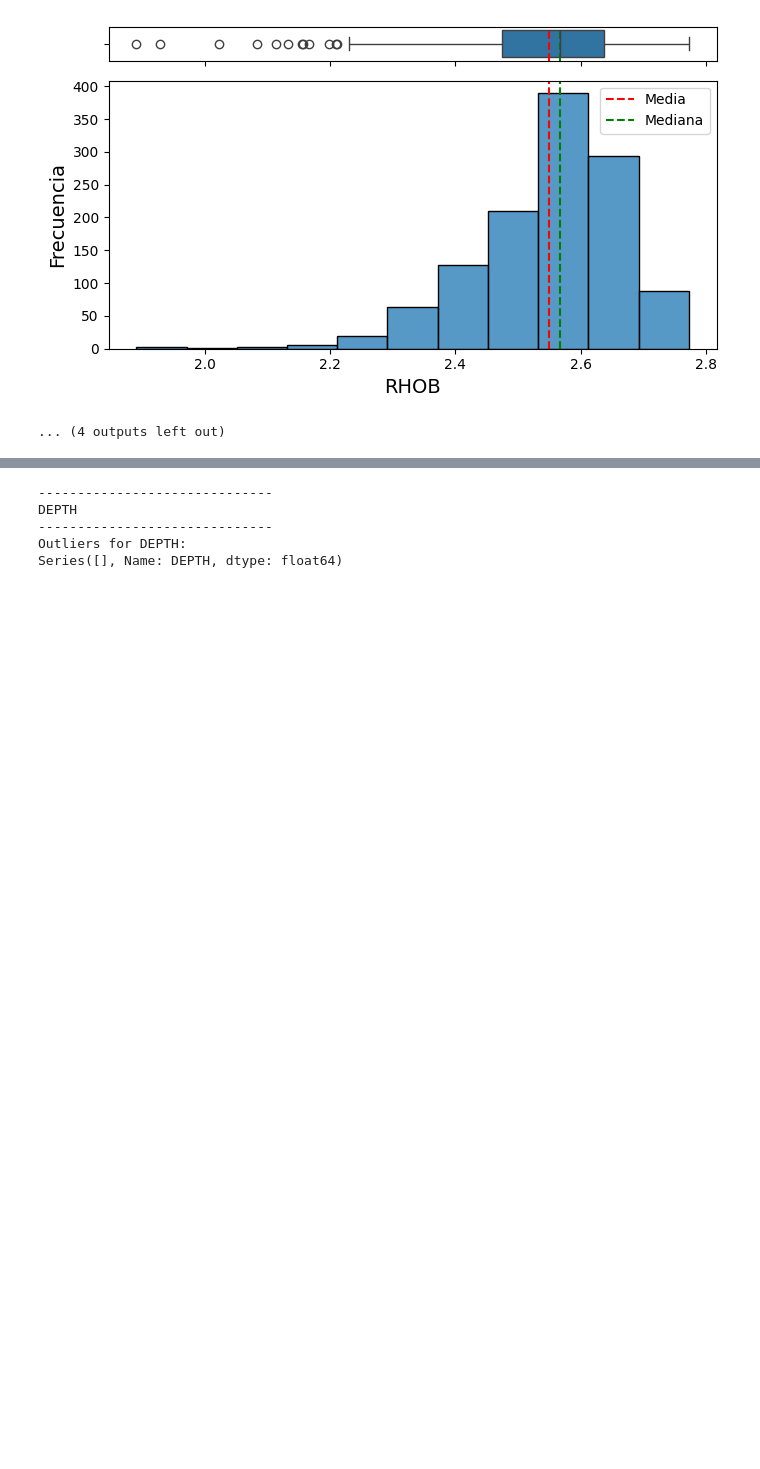
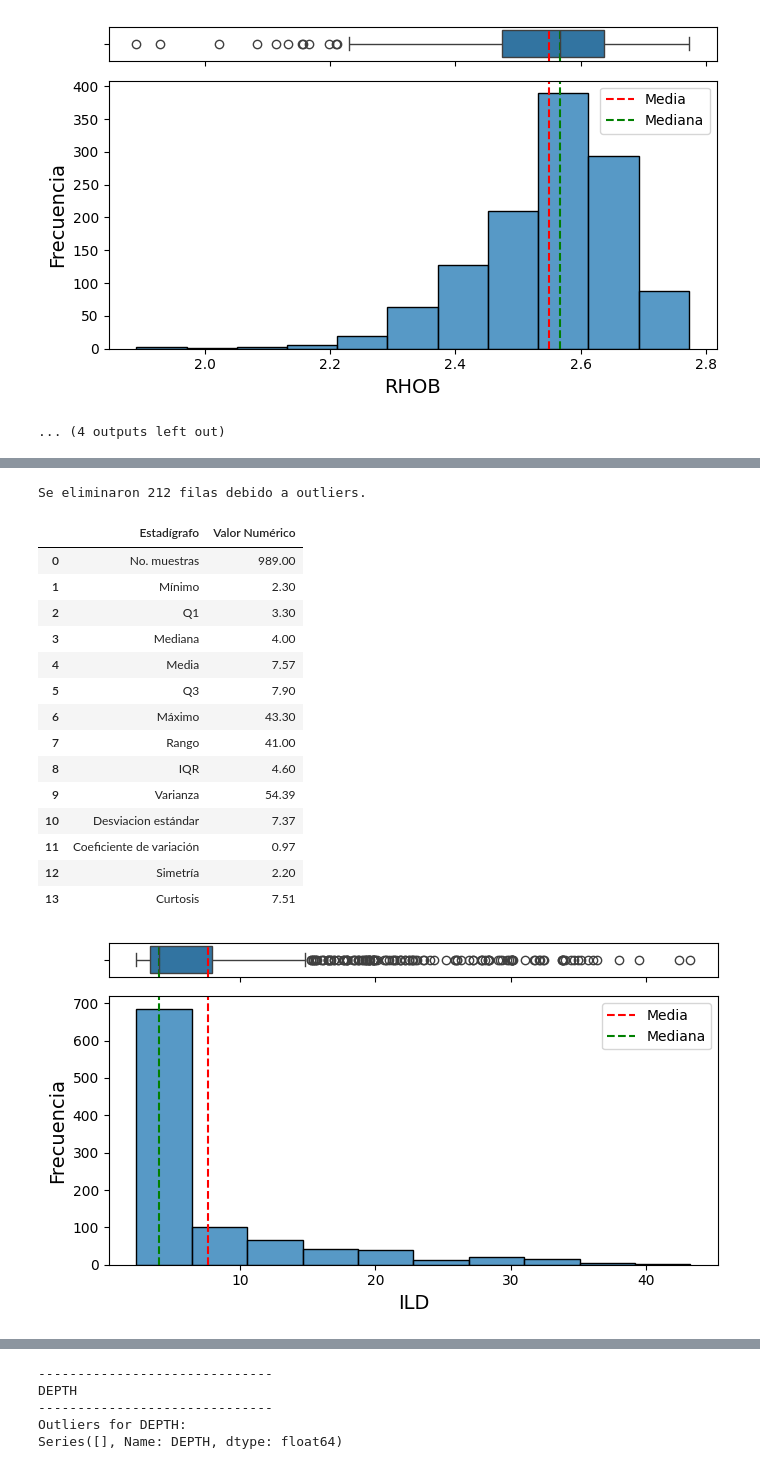
Before and after one commit to smoralesc91/DataScience2024, a Jupyter notebook: T1_mod_ver1.ipynb, the cells around one changed output, grey strips where cells are left out. Drawn from its saved outputs; the diff is of its cells as text; code cells hidden in the pictures; blank space fills up the shorter version.

```diff
--- a/T1_mod_ver1.ipynb
+++ b/T1_mod_ver1.ipynb
@@ -410,6 +418,28 @@ None
 [figure]
 ... (4 outputs left out)
 # %%
+def identify_outliers(data):
+    q1 = data.quantile(0.25)
+    q3 = data.quantile(0.75)
+    iqr = q3 - q1
+    lower_bound = q1 - 1.5 * iqr
+    upper_bound = q3 + 1.5 * iqr
+    outliers = data[(data < lower_bound) | (data > upper_bound)]
+    return outliers
+
+def outliers_iqr_mod(data):
+  quartil1 = data.quantile(0.25)
+  quartil3 = data.quantile(0.75)
+
+  iqr = quartil3 - quartil1
+
+  upper_limit = quartil3 + 1.5 * iqr
+  lower_limit = quartil1 - 1.5 * iqr
+
+  outliers = data[(data < lower_limit) | (data > upper_limit)]
+
+  return outliers
+
 def outliers_iqr(data, rgp):
   quartil1 = data[rgp].quantile(0.25)
   quartil3 = data[rgp].quantile(0.75)
@@ -455,0 +486,29 @@ print(estadistica_basica(data['RHOB']))
+# %%
+outliers = outliers_iqr_mod(data['ILD'])
+
+data_sin_outliers = data[~data.isin(outliers)].dropna()
+
+plot_boxplot_histogram(data_sin_outliers['ILD'])
+
+filas_eliminadas = len(data) - len(data_sin_outliers)
+print(f"Se eliminaron {filas_eliminadas} filas debido a outliers.")
+
+estadistica_basica(data_sin_outliers['ILD'])
+# %% [output]
+Se eliminaron 212 filas debido a outliers.
+|  | Estadígrafo | Valor Numérico |
+| 0 | No. muestras | 989.00 |
+| 1 | Mínimo | 2.30 |
+| 2 | Q1 | 3.30 |
+| 3 | Mediana | 4.00 |
+| 4 | Media | 7.57 |
+| 5 | Q3 | 7.90 |
+| 6 | Máximo | 43.30 |
+| 7 | Rango | 41.00 |
+| 8 | IQR | 4.60 |
+| 9 | Varianza | 54.39 |
+| 10 | Desviacion estándar | 7.37 |
+| 11 | Coeficiente de variación | 0.97 |
+| 12 | Simetría | 2.20 |
+| 13 | Curtosis | 7.51 |
+[figure, added]
```
Also changed, not shown: parts of 8 cells of this notebook.
